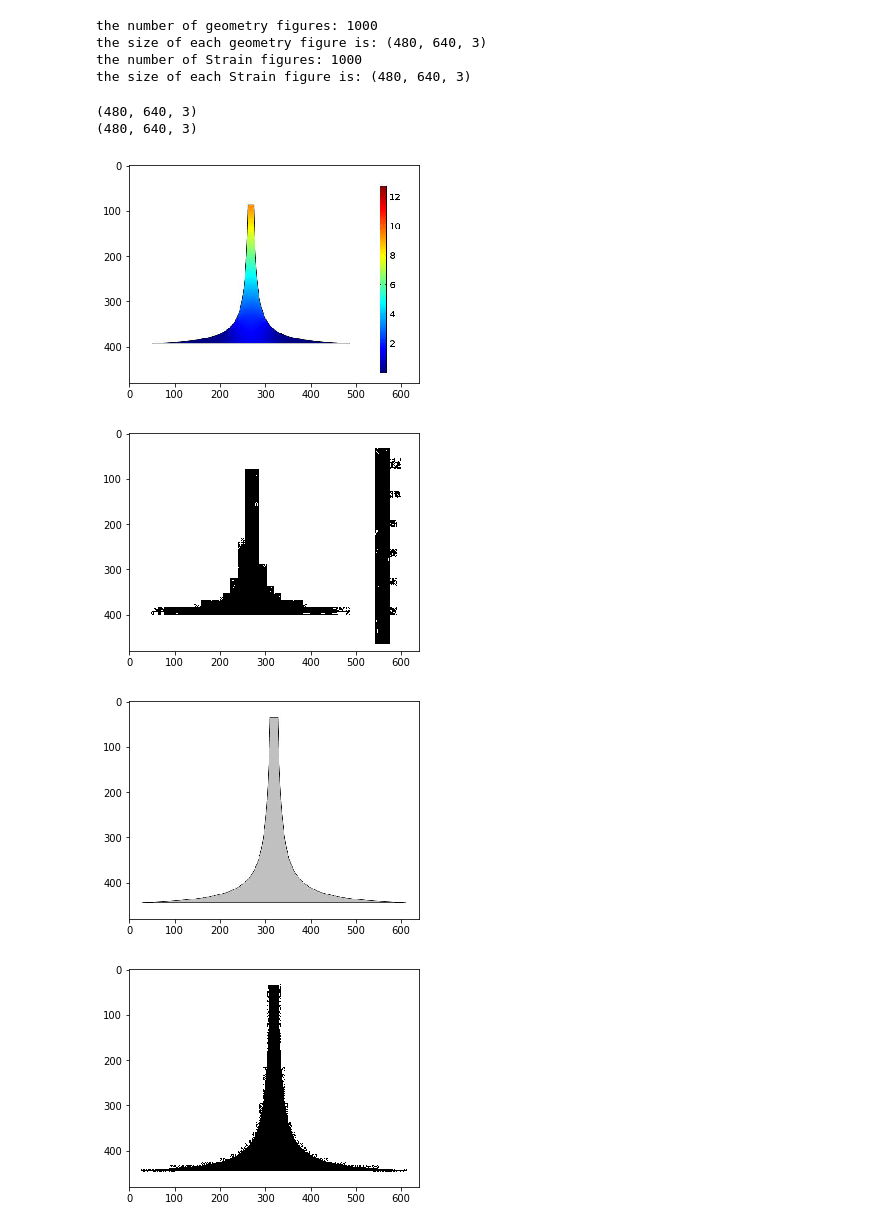
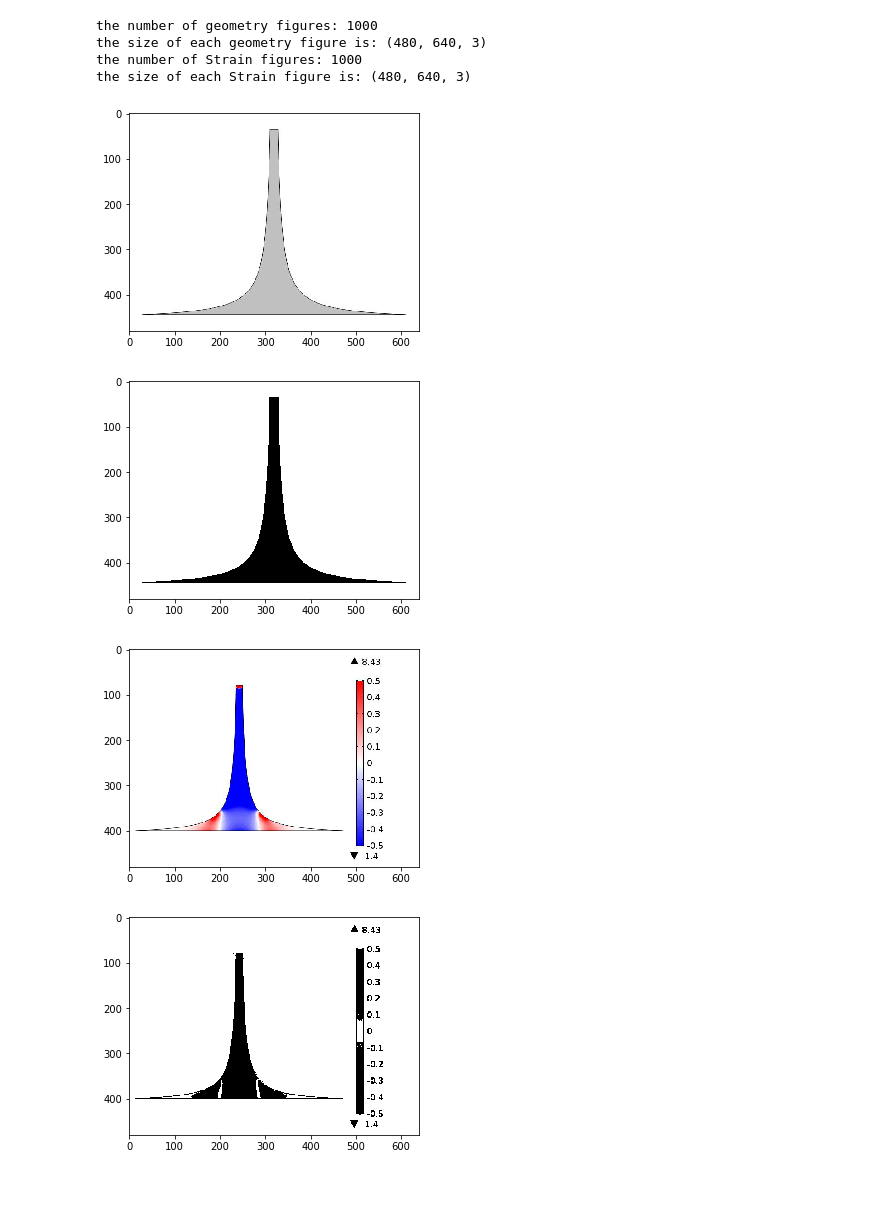
Before and after one commit to zhuofachen/Machine_learning-PMF, a Jupyter notebook: Img2Matrix.ipynb, the cells around one changed output. Drawn from its saved outputs; the diff is of its cells as text; code cells hidden in the pictures; blank space fills up the shorter version.

Commit message:
finished code to convert image to matrix data

```diff
--- a/Img2Matrix.ipynb
+++ b/Img2Matrix.ipynb
@@ -20,8 +20,8 @@ if '.DS_Store' in Gentries:
     Gentries.remove('.DS_Store')
 Gentries.sort()
 sorted(Gentries)
-n = len(Gentries)   # get the total number of images
-print("the number of geometry figures:", n)
+numFilesG = len(Gentries)   # get the total number of images
+print("the number of geometry figures:", numFilesG)
 img = mpimg.imread('Geometry/'+Gentries[0])
 A = np.array(img)             # Creates an array, white pixels==True and black pixels==False
 print("the size of each geometry figure is:", A.shape)
@@ -29,14 +29,14 @@ print("the size of each geometry figure is:", A.shape)
 
 
 
-Sentries = os.listdir("Strain/")
-if '.DS_Store' in Sentries:
-    Sentries.remove('.DS_Store')
-Sentries.sort()
-sorted(Sentries)
-n = len(Sentries)   # get the total number of images
-print("the number of Strain figures:", n)
-img = mpimg.imread('Strain/'+Sentries[0])
+Bentries = os.listdir("Bfield/")
+if '.DS_Store' in Bentries:
+    Bentries.remove('.DS_Store')
+Bentries.sort()
+sorted(Bentries)
+numFilesB = len(Bentries)   # get the total number of images
+print("the number of Strain figures:", numFilesB)
+img = mpimg.imread('Bfield/'+Bentries[0])
 A = np.array(img)             # Creates an array, white pixels==True and black pixels==False
 print("the size of each Strain figure is:", A.shape)
 # %% [output]
@@ -45,29 +45,61 @@ the size of each geometry figure is: (480, 640, 3)
 the number of Strain figures: 1000
 the size of each Strain figure is: (480, 640, 3)
 # %%
-def Img2Mat01(path, filename):
+# set the threashold and get the PMS distribution.
+# get euclidean distance between the targeted colore and white which is [255 255 255]
+# d=(x1−x2)2+(y1−y2)2+(z1−z2)2
+def distance(color):
+    return math.sqrt((255 - color[0])**2 + (255 - color[1])**2 + (255 - color[2])**2)
+
+# convert the image pattern to 0s and 1s. and store in a 2D array.
+#threshold is to adjust the threshold of the distance between white color
+#and the pattern color.
+def Img2Mat(path, filename, threshold):
+    img = mpimg.imread(path + filename)
+    A = np.array(img)             # Creates an array, white pixels==True and black pixels==False
+    white = np.array([255, 255, 255])
+    new_A= np.zeros((A.shape[0],A.shape[1]))    #New array with same size as A
+    for i in range(len(A)):
+            for j in range(len(A[i])):
+                if distance(A[i][j]) < threshold:
+                    new_A[i][j]=1
+                else:
+                    new_A[i][j]=0
+    return new_A
+
+def Img2MatPlot(path, filename, threshold):
     img = mpimg.imread(path + filename)
     plt.figure()
     plt.imshow(img)
     A = np.array(img)             # Creates an array, white pixels==True and black pixels==False
-    print(A.shape)
     white = np.array([255, 255, 255])
-    new_A= empty((A.shape[0],A.shape[1]),None)    #New array with same size as A
+    new_A= np.zeros((A.shape[0],A.shape[1]))    #New array with same size as A
     for i in range(len(A)):
             for j in range(len(A[i])):
-                if np.array_equal(A[i][j], white):
+                if distance(A[i][j]) < threshold:
                     new_A[i][j]=1
                 else:
                     new_A[i][j]=0
     plt.figure()
+    plt.imshow(new_A, cmap='gray', vmin=0, vmax=1)
 
-    plt.imshow(new_A, cmap='gray', vmin=0, vmax=1)
-Img2Mat01("Strain/", Sentries[0])
-Img2Mat01("Geometry/", Gentries[0])
+Img2MatPlot("Geometry/", Gentries[0], 50)
+Img2MatPlot("Bfield/", Bentries[0], 50)
+
+# pattern = Img2Mat("Geometry/", Gentries[0], 50)
+# PMF = Img2Mat("Bfield/", Bentries[0], 50)
+# matNobackground = np.subtract(PMF, pattern)
+
+# plt.figure()
+# plt.imshow(pattern, cmap='gray', vmin=0, vmax=1)
+
+# plt.figure()
+# plt.imshow(PMF, cmap='gray', vmin=0, vmax=1)
+
+# plt.figure()
+# plt.imshow(matNobackground, cmap='gray', vmin=0, vmax=1)
 # %% [output]
-(480, 640, 3)
-(480, 640, 3)
-[figure, old version]
+[figure, new version]
-[figure, old version]
+[figure, new version]
-[figure, old version]
+[figure, new version]
-[figure, old version]
+[figure, new version]
```
Also changed, not shown: parts of 5 cells of this notebook.
